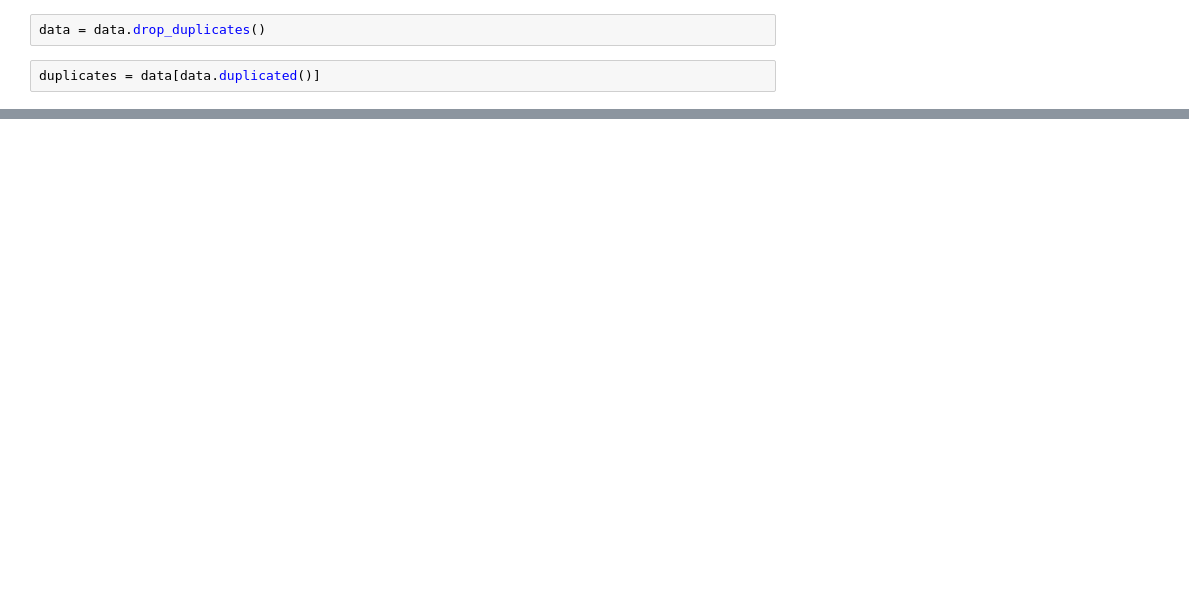
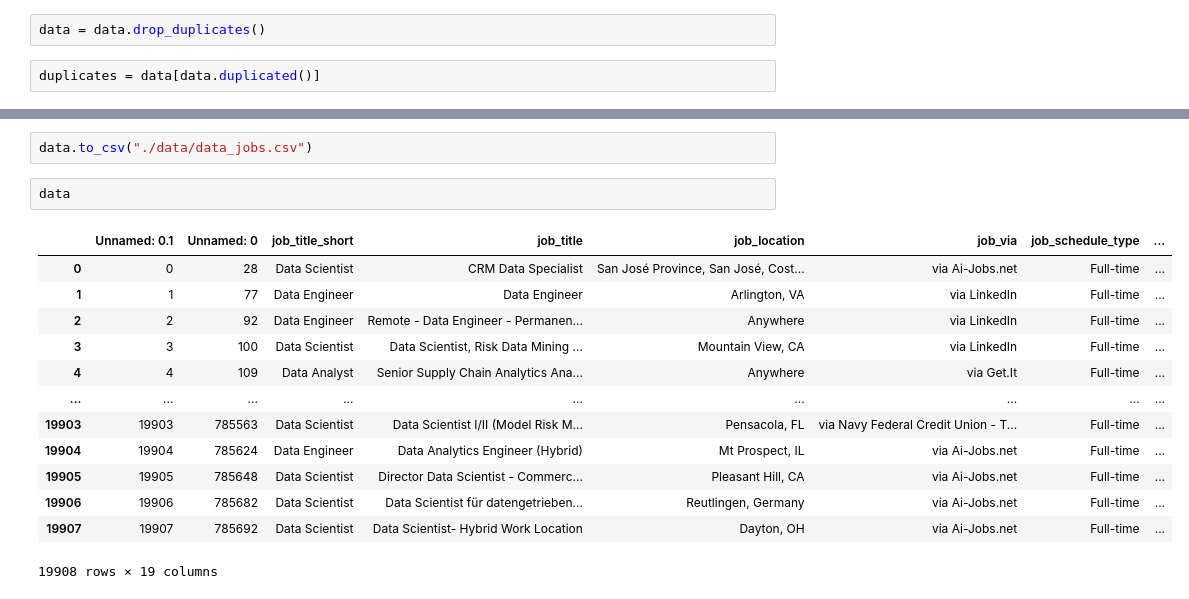
Before and after one commit to WElvis87/Data-Jobs-Analysis, a Jupyter notebook: data.ipynb, the cells around one changed output, grey strips where cells are left out. Drawn from its saved outputs; the diff is of its cells as text; blank space fills up the shorter version.

```diff
--- a/data.ipynb
+++ b/data.ipynb
@@ -498,0 +455,18 @@ data.head()
+# %%
+data.to_csv("./data/data_jobs.csv")
+# %%
+data
+# %% [output]
+|  | Unnamed: 0.1 | Unnamed: 0 | job_title_short | job_title | job_location | job_via | job_schedule_type | ... |
+| 0 | 0 | 28 | Data Scientist | CRM Data Specialist | San José Province, San José, Cost... | via Ai-Jobs.net | Full-time | ... |
+| 1 | 1 | 77 | Data Engineer | Data Engineer | Arlington, VA | via LinkedIn | Full-time | ... |
+| 2 | 2 | 92 | Data Engineer | Remote - Data Engineer - Permanen... | Anywhere | via LinkedIn | Full-time | ... |
+| 3 | 3 | 100 | Data Scientist | Data Scientist, Risk Data Mining ... | Mountain View, CA | via LinkedIn | Full-time | ... |
+| 4 | 4 | 109 | Data Analyst | Senior Supply Chain Analytics Ana... | Anywhere | via Get.It | Full-time | ... |
+| ... | ... | ... | ... | ... | ... | ... | ... | ... |
+| 19903 | 19903 | 785563 | Data Scientist | Data Scientist I/II (Model Risk M... | Pensacola, FL | via Navy Federal Credit Union - T... | Full-time | ... |
+| 19904 | 19904 | 785624 | Data Engineer | Data Analytics Engineer (Hybrid) | Mt Prospect, IL | via Ai-Jobs.net | Full-time | ... |
+| 19905 | 19905 | 785648 | Data Scientist | Director Data Scientist - Commerc... | Pleasant Hill, CA | via Ai-Jobs.net | Full-time | ... |
+| 19906 | 19906 | 785682 | Data Scientist | Data Scientist für datengetrieben... | Reutlingen, Germany | via Ai-Jobs.net | Full-time | ... |
+| 19907 | 19907 | 785692 | Data Scientist | Data Scientist- Hybrid Work Location | Dayton, OH | via Ai-Jobs.net | Full-time | ... |
+19908 rows × 19 columns
```
Also changed, not shown: parts of 33 cells of this notebook.
